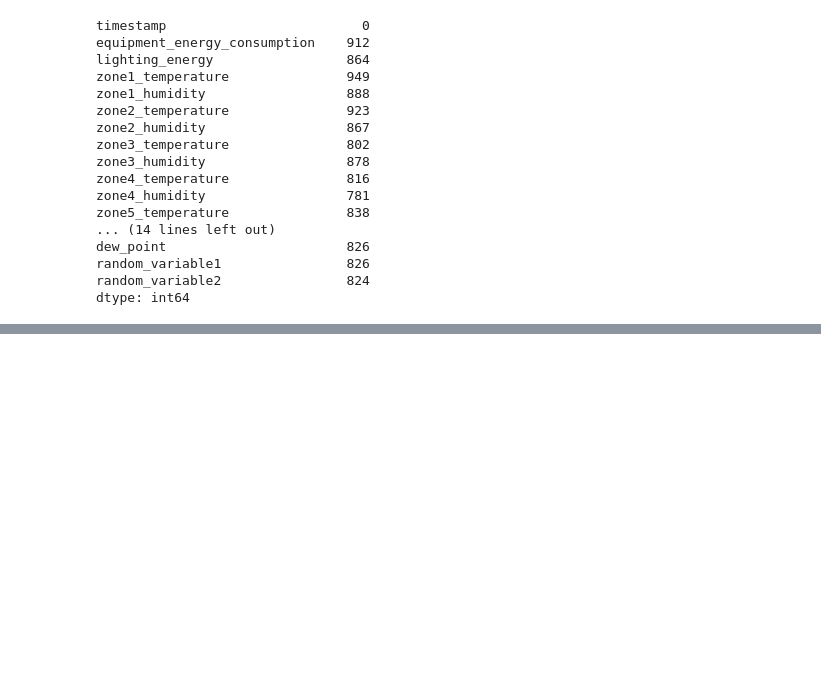
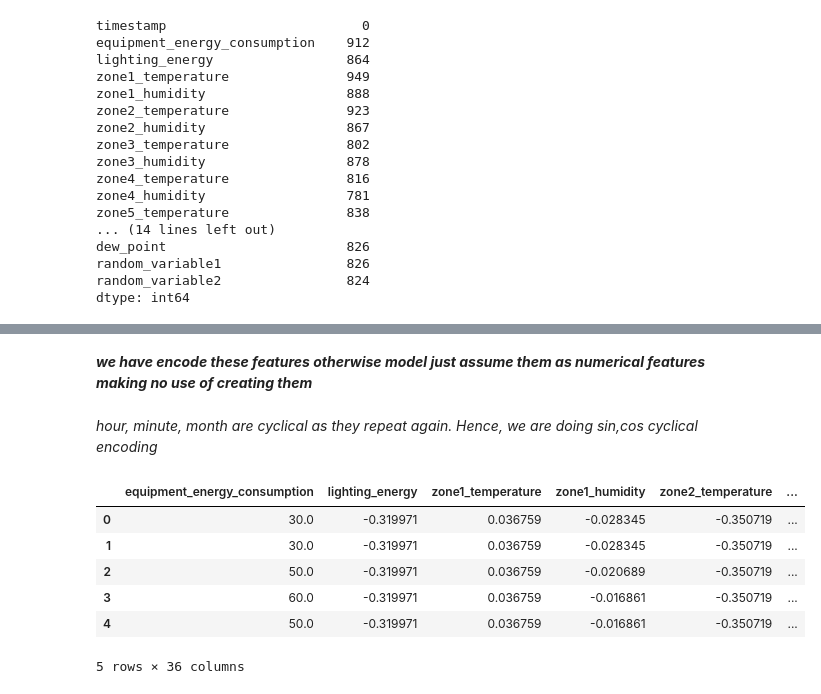
Before and after one commit to Shiv-am-04/DS-Intern-Assignment-Shivam-Ghuge, a Jupyter notebook: notebook/energy_prediction.ipynb, the cells around one changed output, grey strips where cells are left out. Drawn from its saved outputs; the diff is of its cells as text; code cells hidden in the pictures; blank space fills up the shorter version.

```diff
--- a/notebook/energy_prediction.ipynb
+++ b/notebook/energy_prediction.ipynb
@@ -208,0 +378,6 @@ dtype: int64
+# %%
+# converting to datetime datatype
+
+train_scaled['timestamp'] = pd.to_datetime(train_scaled['timestamp'])
+
+test_scaled['timestamp'] = pd.to_datetime(test_scaled['timestamp'])
@@ -208,0 +389,9 @@ dtype: int64
+# %%
+test_scaled['hour'] = test_scaled['timestamp'].dt.hour
+test_scaled['minute'] = test_scaled['timestamp'].dt.minute
+test_scaled['month'] = test_scaled['timestamp'].dt.month
+test_scaled['day_of_week'] = test_scaled['timestamp'].dt.dayofweek
+# %% [markdown]
+***we have encode these features otherwise model just assume them as numerical features making no use of creating them***
+# %% [markdown]
+*hour, minute, month are cyclical as they repeat again. Hence, we are doing sin,cos cyclical encoding*
@@ -208,0 +416,28 @@ dtype: int64
+# %%
+test_scaled['hour_sin'] = np.sin(2 * np.pi * test_scaled['hour'] / 24)
+test_scaled['hour_cos'] = np.cos(2 * np.pi * test_scaled['hour'] / 24)
+
+# Minute of the hour (0 to 59)
+test_scaled['minute_sin'] = np.sin(2 * np.pi * test_scaled['minute'] / 60)
+test_scaled['minute_cos'] = np.cos(2 * np.pi * test_scaled['minute'] / 60)
+
+# Day of the week (0 to 6)
+test_scaled['day_of_week_sin'] = np.sin(2 * np.pi * test_scaled['day_of_week'] / 7)
+test_scaled['day_of_week_cos'] = np.cos(2 * np.pi * test_scaled['day_of_week'] / 7)
+
+# Month of the year (1 to 12)
+test_scaled['month_sin'] = np.sin(2 * np.pi * (test_scaled['month'] - 1) / 12)
+test_scaled['month_cos'] = np.cos(2 * np.pi * (test_scaled['month'] - 1) / 12)
+
+
+test_scaled.drop(columns=['timestamp','hour','minute','day_of_week','month'],inplace=True)
+# %%
+test_scaled.head()
+# %% [output]
+|  | equipment_energy_consumption | lighting_energy | zone1_temperature | zone1_humidity | zone2_temperature | ... |
+| 0 | 30.0 | -0.319971 | 0.036759 | -0.028345 | -0.350719 | ... |
+| 1 | 30.0 | -0.319971 | 0.036759 | -0.028345 | -0.350719 | ... |
+| 2 | 50.0 | -0.319971 | 0.036759 | -0.020689 | -0.350719 | ... |
+| 3 | 60.0 | -0.319971 | 0.036759 | -0.016861 | -0.350719 | ... |
+| 4 | 50.0 | -0.319971 | 0.036759 | -0.016861 | -0.350719 | ... |
+5 rows × 36 columns
```
Also changed, not shown: parts of 64 cells of this notebook, 15 other files.
